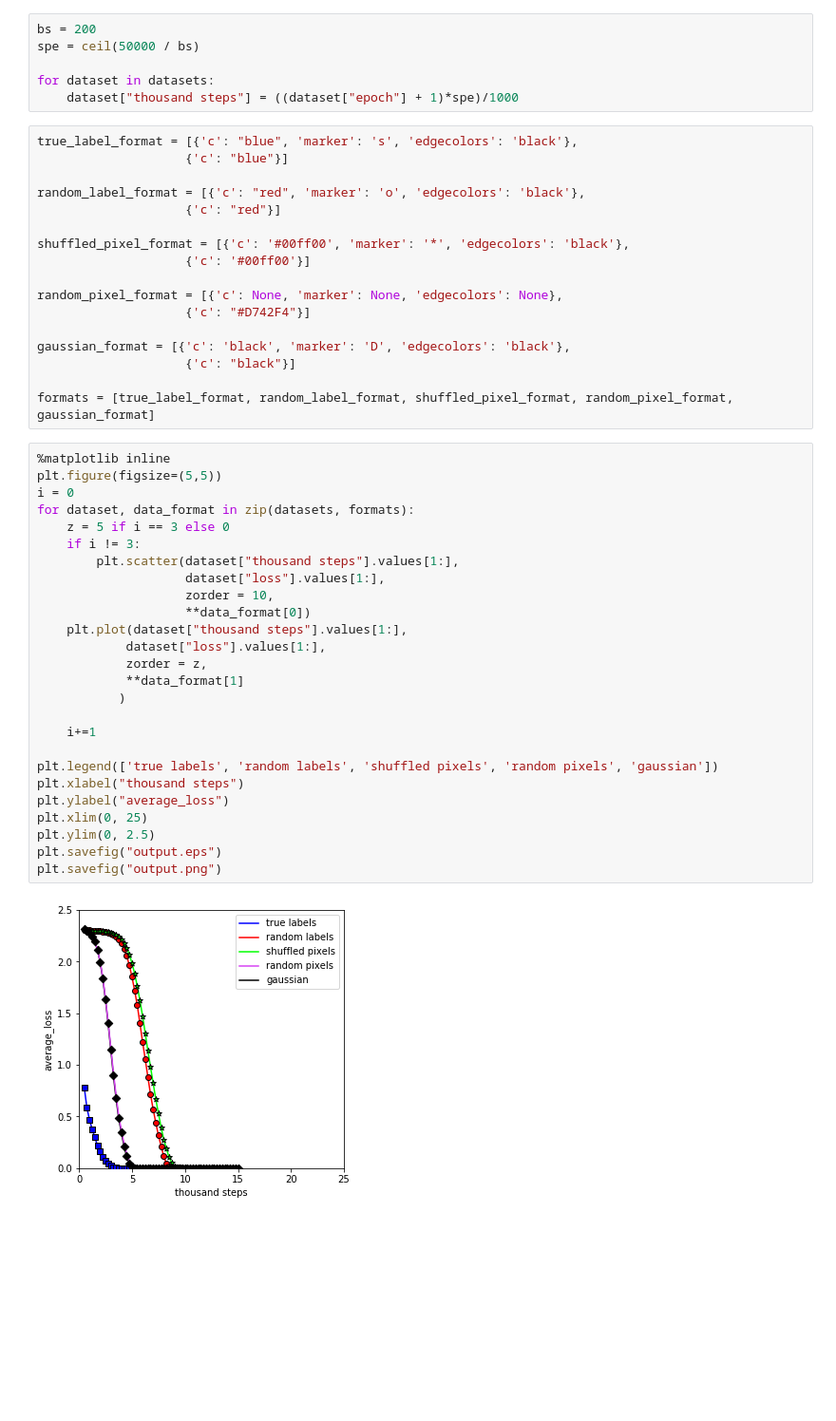
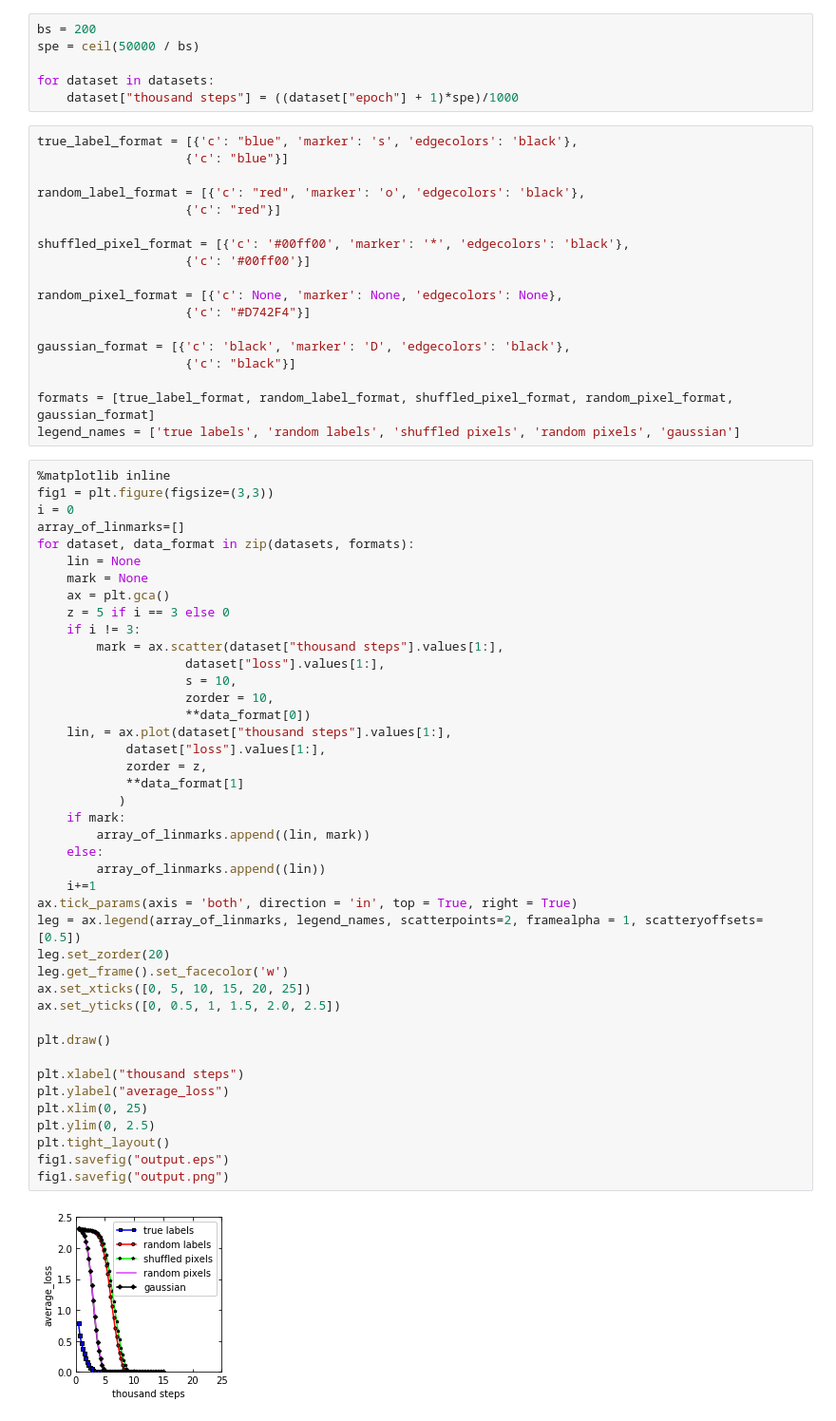
Before and after one commit to evanbubniak/ece471-fall-2019, a Jupyter notebook: midterm/results_1/plot_results.ipynb, the cells around one changed output. Shown at 95% size. Cells and saved outputs as stored; diff of their text form; blank space fills up the shorter version.

Commit message:
fixed forward-slash model name in MiniInceptionV3; improved plot resemblance to paper

```diff
--- a/midterm/results_1/plot_results.ipynb
+++ b/midterm/results_1/plot_results.ipynb
@@ -39,31 +39,48 @@ gaussian_format = [{'c': 'black', 'marker': 'D', 'edgecolors': 'black'},
                     {'c': "black"}]
 
 formats = [true_label_format, random_label_format, shuffled_pixel_format, random_pixel_format, gaussian_format]
+legend_names = ['true labels', 'random labels', 'shuffled pixels', 'random pixels', 'gaussian']
 # %%
 %matplotlib inline
-plt.figure(figsize=(5,5))
+fig1 = plt.figure(figsize=(3,3))
 i = 0
+array_of_linmarks=[]
 for dataset, data_format in zip(datasets, formats):
+    lin = None
+    mark = None
+    ax = plt.gca()
     z = 5 if i == 3 else 0
     if i != 3:
-        plt.scatter(dataset["thousand steps"].values[1:],
+        mark = ax.scatter(dataset["thousand steps"].values[1:],
                     dataset["loss"].values[1:],
+                    s = 10,
                     zorder = 10,
                     **data_format[0])
-    plt.plot(dataset["thousand steps"].values[1:],
+    lin, = ax.plot(dataset["thousand steps"].values[1:],
             dataset["loss"].values[1:],
             zorder = z,
             **data_format[1]
            )
+    if mark:
+        array_of_linmarks.append((lin, mark))
+    else:
+        array_of_linmarks.append((lin))
+    i+=1
+ax.tick_params(axis = 'both', direction = 'in', top = True, right = True)
+leg = ax.legend(array_of_linmarks, legend_names, scatterpoints=2, framealpha = 1, scatteryoffsets=[0.5])
+leg.set_zorder(20)
+leg.get_frame().set_facecolor('w')
+ax.set_xticks([0, 5, 10, 15, 20, 25])
+ax.set_yticks([0, 0.5, 1, 1.5, 2.0, 2.5])
 
-    i+=1
+plt.draw()
 
-plt.legend(['true labels', 'random labels', 'shuffled pixels', 'random pixels', 'gaussian'])
 plt.xlabel("thousand steps")
 plt.ylabel("average_loss")
 plt.xlim(0, 25)
 plt.ylim(0, 2.5)
-plt.savefig("output.eps")
-plt.savefig("output.png")
+plt.tight_layout()
+fig1.savefig("output.eps")
+fig1.savefig("output.png")
 # %% [output]
-[figure, old version]
+[figure, new version]
```
Also changed, not shown: parts of 1 cell of this notebook, 12 other files.
